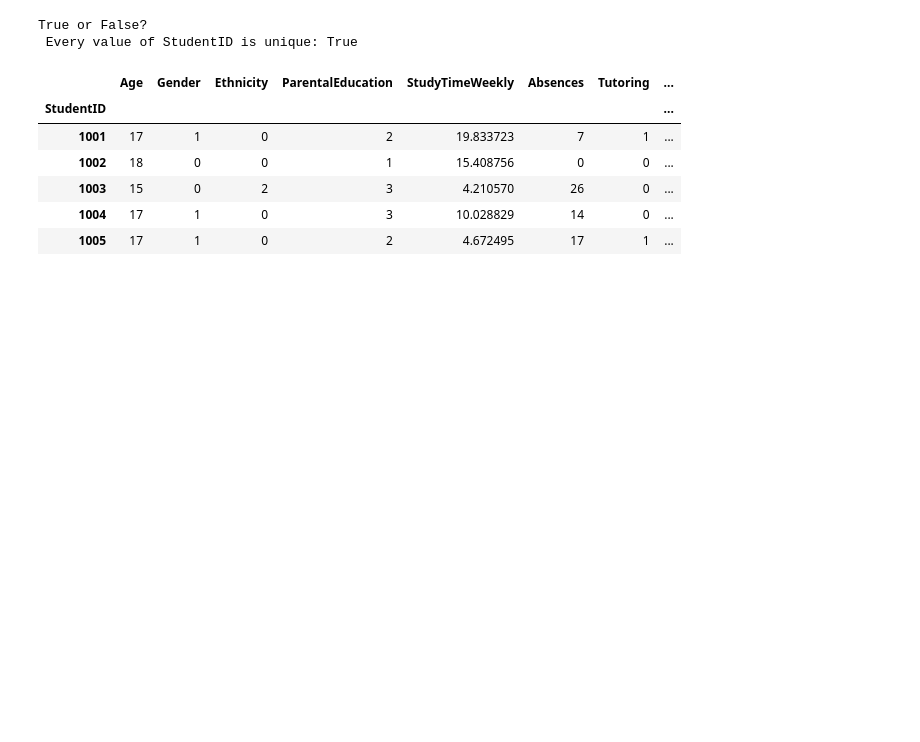
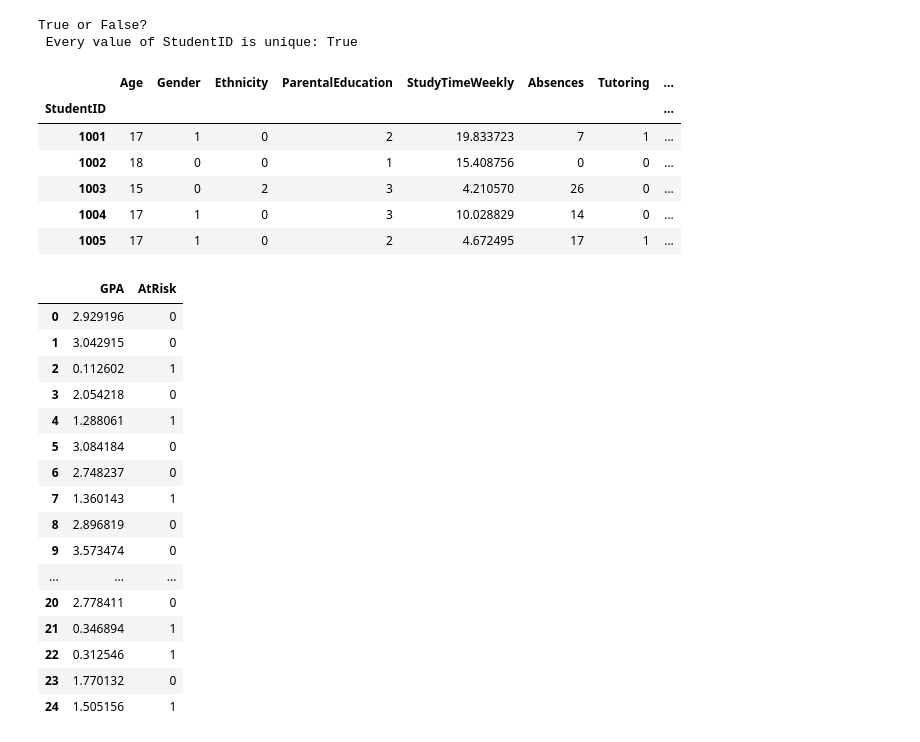
Before and after one commit to kmattingly8/ANA500.v2, a Jupyter notebook: ANA500 Project.ipynb, the cells around one changed output. Saved outputs shown, nothing was run; the diff lists cells and outputs as text; code cells hidden in the pictures; blank space fills up the shorter version.

```diff
--- a/ANA500 Project.ipynb
+++ b/ANA500 Project.ipynb
@@ -246,3 +280,26 @@ df.head()
 | 1003 | 15 | 0 | 2 | 3 | 4.210570 | 26 | 0 | ... |
 | 1004 | 17 | 1 | 0 | 3 | 10.028829 | 14 | 0 | ... |
 | 1005 | 17 | 1 | 0 | 2 | 4.672495 | 17 | 1 | ... |
+# %%
+# Create Target Variable
+
+df['AtRisk'] = np.where((df.GPA >= 0) & (df.GPA <=1.67), 1, 0)
+df[['GPA', 'AtRisk']].head(25)
+# %% [output]
+|  | GPA | AtRisk |
+| 0 | 2.929196 | 0 |
+| 1 | 3.042915 | 0 |
+| 2 | 0.112602 | 1 |
+| 3 | 2.054218 | 0 |
+| 4 | 1.288061 | 1 |
+| 5 | 3.084184 | 0 |
+| 6 | 2.748237 | 0 |
+| 7 | 1.360143 | 1 |
+| 8 | 2.896819 | 0 |
+| 9 | 3.573474 | 0 |
+| ... | ... | ... |
+| 20 | 2.778411 | 0 |
+| 21 | 0.346894 | 1 |
+| 22 | 0.312546 | 1 |
+| 23 | 1.770132 | 0 |
+| 24 | 1.505156 | 1 |
```
Also changed, not shown: parts of 8 cells of this notebook.
